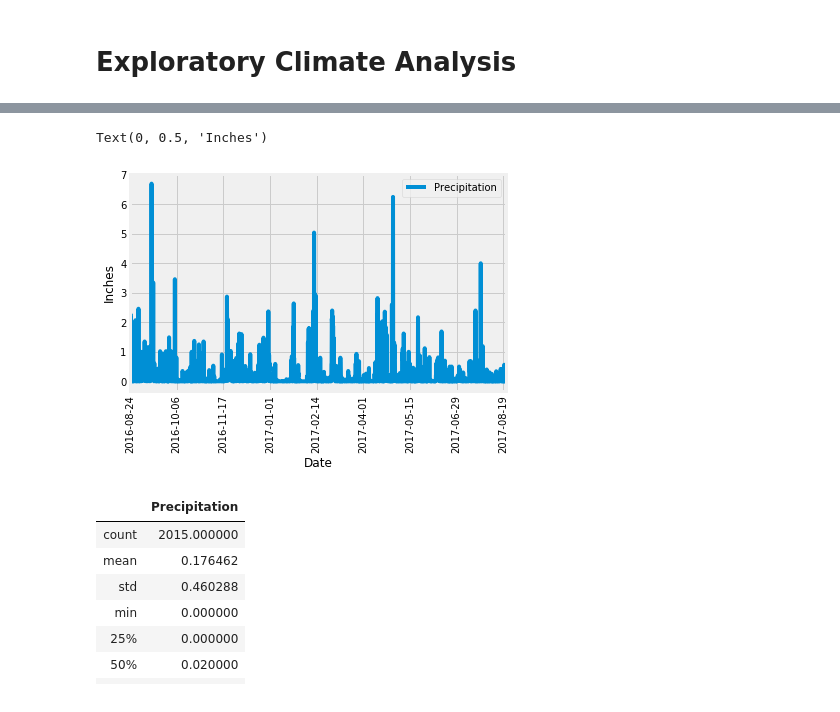
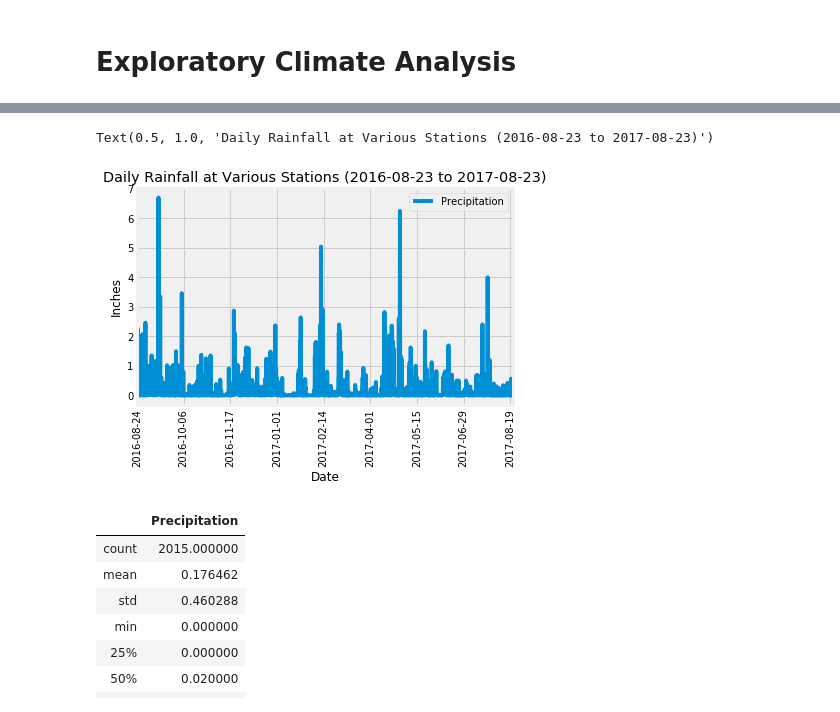
Before and after one commit to DigBaseball/sqlalchemy-challenge, a Jupyter notebook: climate_starter.ipynb, the cells around one changed output, grey strips where cells are left out. Cells and saved outputs as stored; diff of their text form; code cells hidden in the pictures.

```diff
--- a/climate_starter.ipynb
+++ b/climate_starter.ipynb
@@ -87,10 +107,11 @@ df_sorted = df.sort_index(axis = 0)
 # %%
 # Use Pandas Plotting with Matplotlib to plot the data
 
 df_sorted.plot(rot=90)
 plt.xlabel("Date")
 plt.ylabel("Inches")
+plt.title(f"Daily Rainfall at Various Stations ({year_ago_date_dt} to {latest_date_dt})")
 # %% [output]
-Text(0, 0.5, 'Inches')
+Text(0.5, 1.0, 'Daily Rainfall at Various Stations (2016-08-23 to 2017-08-23)')
-[figure, old version]
+[figure, new version]
 # %%
```
Also changed, not shown: parts of 9 cells of this notebook, 1 other file.
